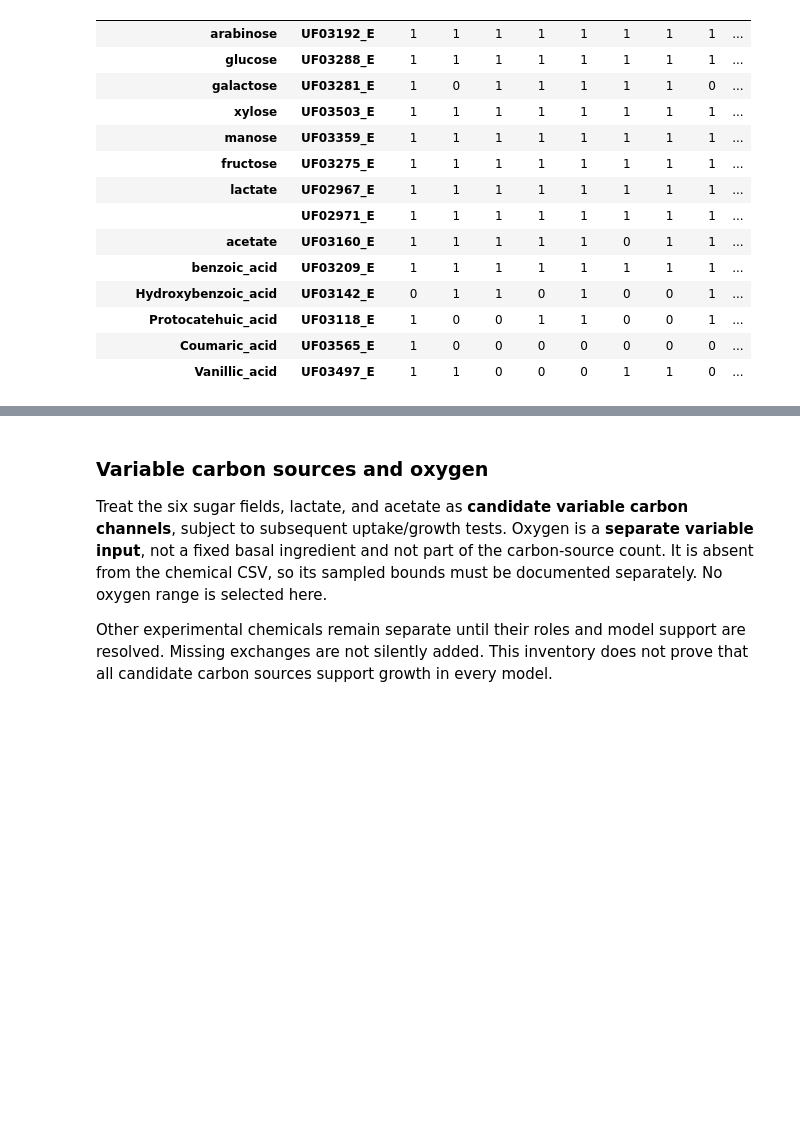
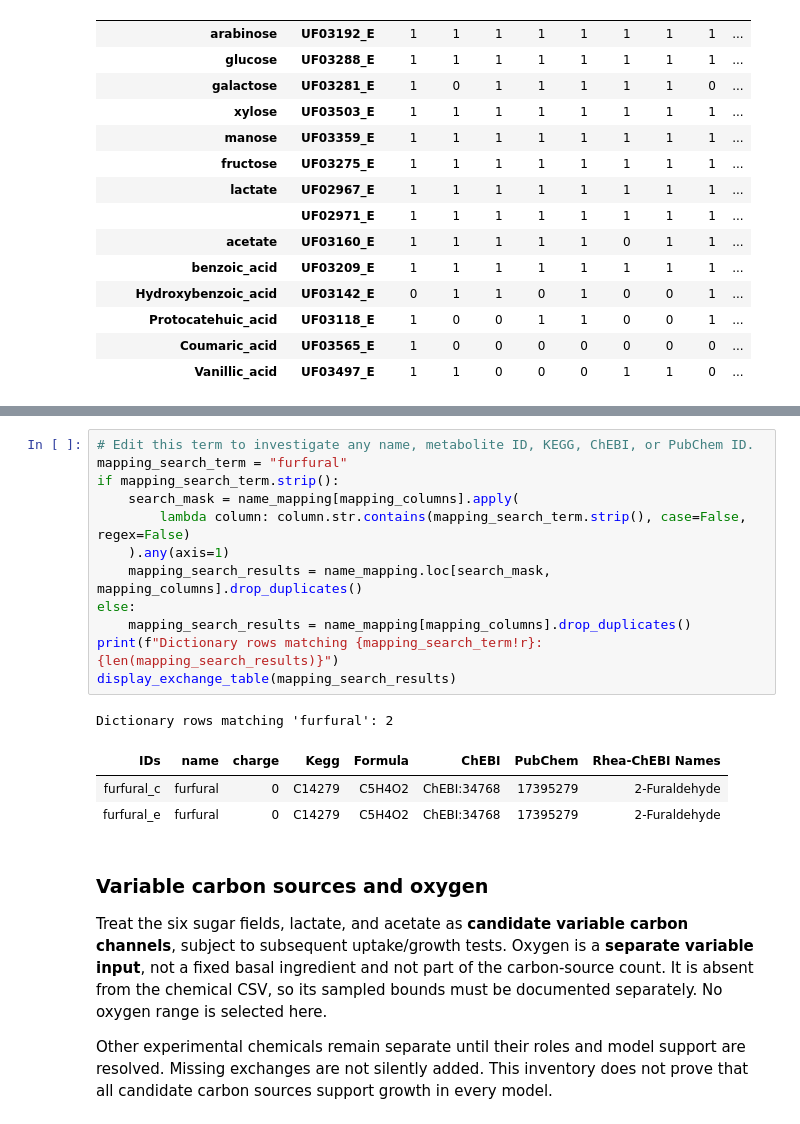
Before and after one commit to ruokokoski/metabolic-NN, a Jupyter notebook: fungi_exploration.ipynb, the cells around one changed output, grey strips where cells are left out. Cells and saved outputs as stored; diff of their text form; blank space fills up the shorter version.

```diff
--- a/fungi_exploration.ipynb
+++ b/fungi_exploration.ipynb
@@ -838,3 +1004,20 @@ with pd.option_context("display.max_rows", None, "display.max_colwidth", None):
+# %%
+# Edit this term to investigate any name, metabolite ID, KEGG, ChEBI, or PubChem ID.
+mapping_search_term = "furfural"
+if mapping_search_term.strip():
+    search_mask = name_mapping[mapping_columns].apply(
+        lambda column: column.str.contains(mapping_search_term.strip(), case=False, regex=False)
+    ).any(axis=1)
+    mapping_search_results = name_mapping.loc[search_mask, mapping_columns].drop_duplicates()
+else:
+    mapping_search_results = name_mapping[mapping_columns].drop_duplicates()
+print(f"Dictionary rows matching {mapping_search_term!r}: {len(mapping_search_results)}")
+display_exchange_table(mapping_search_results)
+# %% [output]
+Dictionary rows matching 'furfural': 2
+| IDs | name | charge | Kegg | Formula | ChEBI | PubChem | Rhea-ChEBI Names |
+| furfural_c | furfural | 0 | C14279 | C5H4O2 | ChEBI:34768 | 17395279 | 2-Furaldehyde |
+| furfural_e | furfural | 0 | C14279 | C5H4O2 | ChEBI:34768 | 17395279 | 2-Furaldehyde |
 # %% [markdown]
 ### Variable carbon sources and oxygen
 
```
Also changed, not shown: parts of 6 cells of this notebook, 3 other files.
